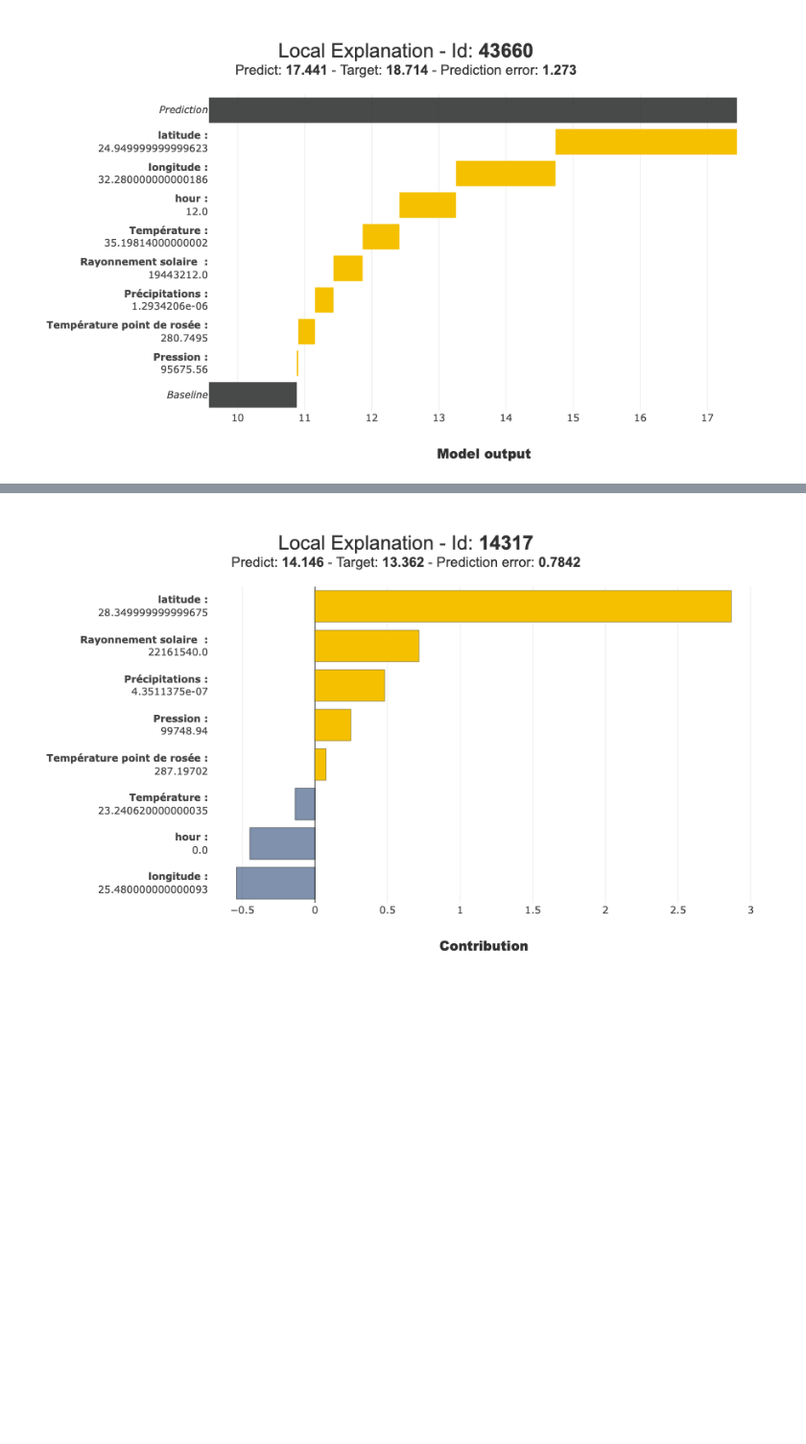
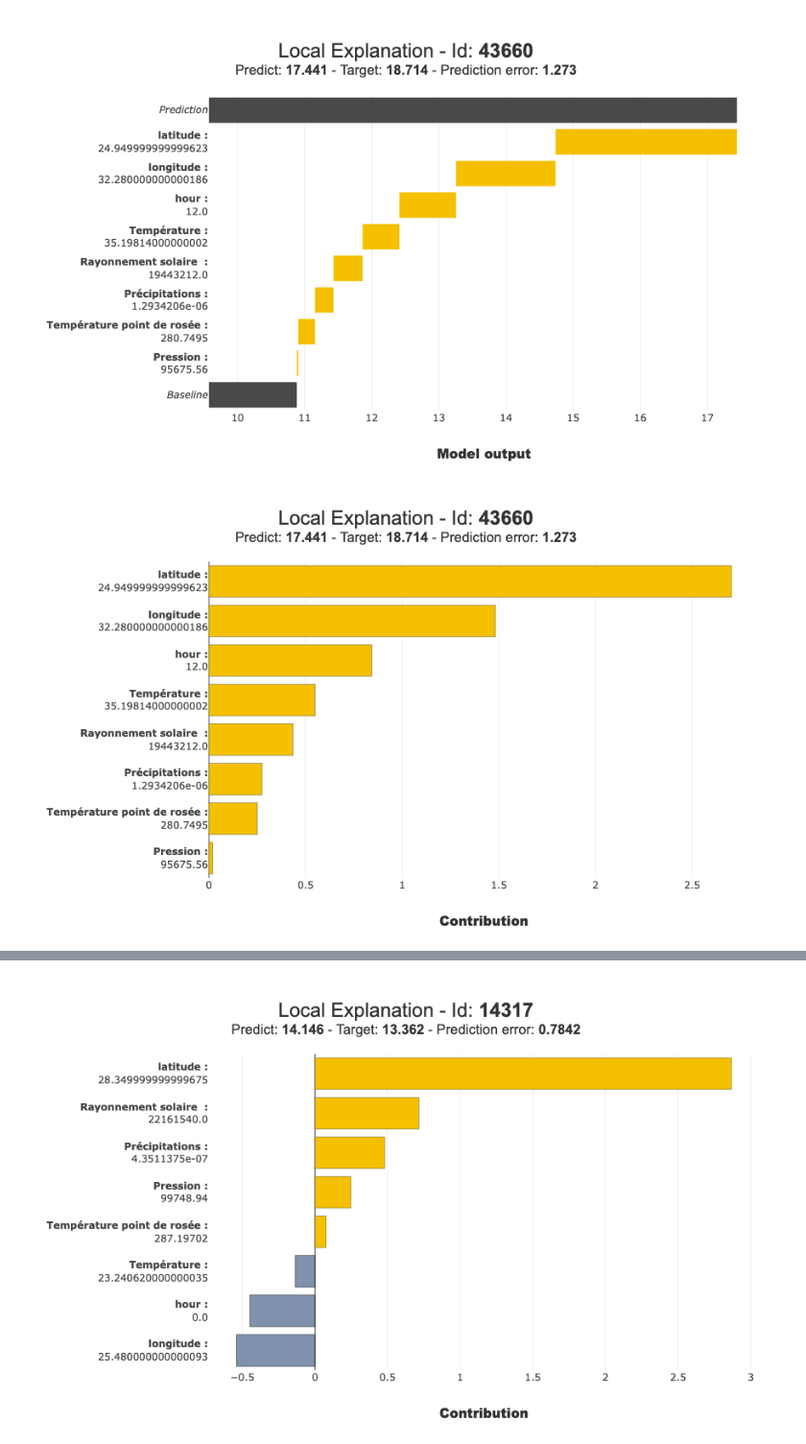
Before and after one commit to ThomasBoucheCours/introduction_explicabilite, a Jupyter notebook: cours/contenu/exemples_cours.ipynb, the cells around one changed output, grey strips where cells are left out. Shown at 96% size. Cells and saved outputs as stored; diff of their text form; code cells hidden in the pictures; blank space fills up the shorter version.

```diff
--- a/cours/contenu/exemples_cours.ipynb
+++ b/cours/contenu/exemples_cours.ipynb
@@ -113,3 +113,7 @@ xpl.plot.features_importance()
 xpl.plot.local_plot(index=43660, plot_type='waterfall', waterfall_xaxis_start='auto')
 # %% [output]
 [figure]
+# %%
+xpl.plot.local_plot(index=43660)
+# %% [output]
+[figure, added]
```
Also changed, not shown: parts of 1 cell of this notebook.
